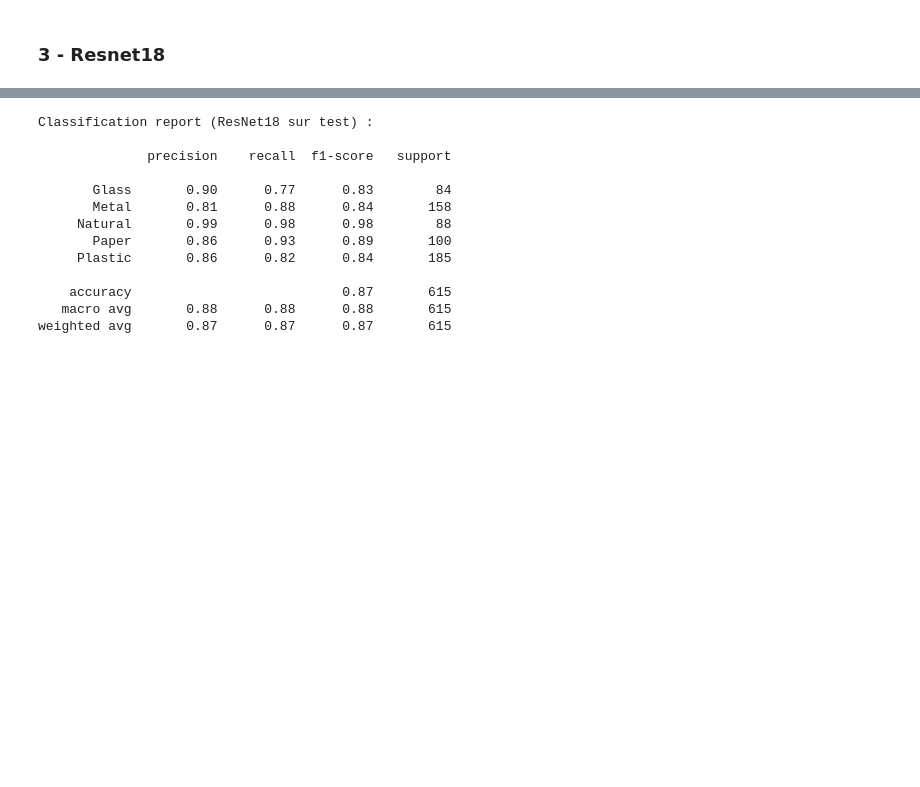
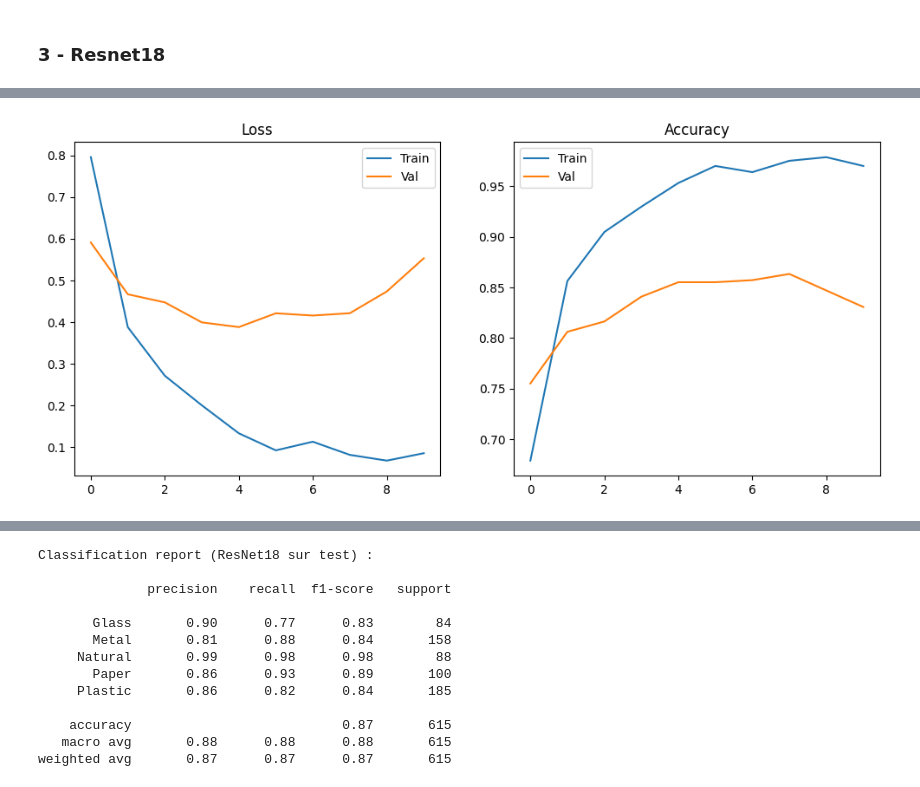
Before and after one commit to NassimLdy/green-AI-2, a Jupyter notebook: src/notebook.ipynb, the cells around one changed output, grey strips where cells are left out. Cells and saved outputs as stored; diff of their text form; code cells hidden in the pictures; blank space fills up the shorter version.

```diff
--- a/src/notebook.ipynb
+++ b/src/notebook.ipynb
@@ -801,7 +842,7 @@ num_epochs = 10  # adapte si tu veux le même nb d'epochs que dans ton notebook
 
 # Fichier CSV de suivi CO₂ pour ce modèle
 emissions_file = "emissions_mobilenetv2_sand.csv"
-
+models_dir = os.path.join("..", "models")
 tracker = EmissionsTracker(
     output_dir=models_dir,                  # même dossier que tes .pth
     output_file=emissions_file,
@@ -863,6 +904,6 @@ for epoch in range(num_epochs):
     tracker.flush()
 
 tracker.stop()
-print("🎉 Suivi CO₂ terminé pour MobileNetV2.")
-print(f"📁 Fichier CO₂ généré dans models/ : {emissions_file}")
+print(" Suivi CO₂ terminé pour MobileNetV2.")
+print(f"Fichier CO₂ généré dans models/ : {emissions_file}")
 # %% [output]
@@ -1086,0 +1128,16 @@ for epoch in range(num_epochs):
+# %%
+plt.figure(figsize=(12,5))
+
+plt.subplot(1,2,1)
+plt.plot(history_res["train_loss"], label="Train")
+plt.plot(history_res["val_loss"], label="Val")
+plt.title("Loss"); plt.legend()
+
+plt.subplot(1,2,2)
+plt.plot(history_res["train_acc"], label="Train")
+plt.plot(history_res["val_acc"], label="Val")
+plt.title("Accuracy"); plt.legend()
+
+plt.show()
+# %% [output]
+[figure, added]
```
Also changed, not shown: parts of 26 cells of this notebook, 6 other files.
